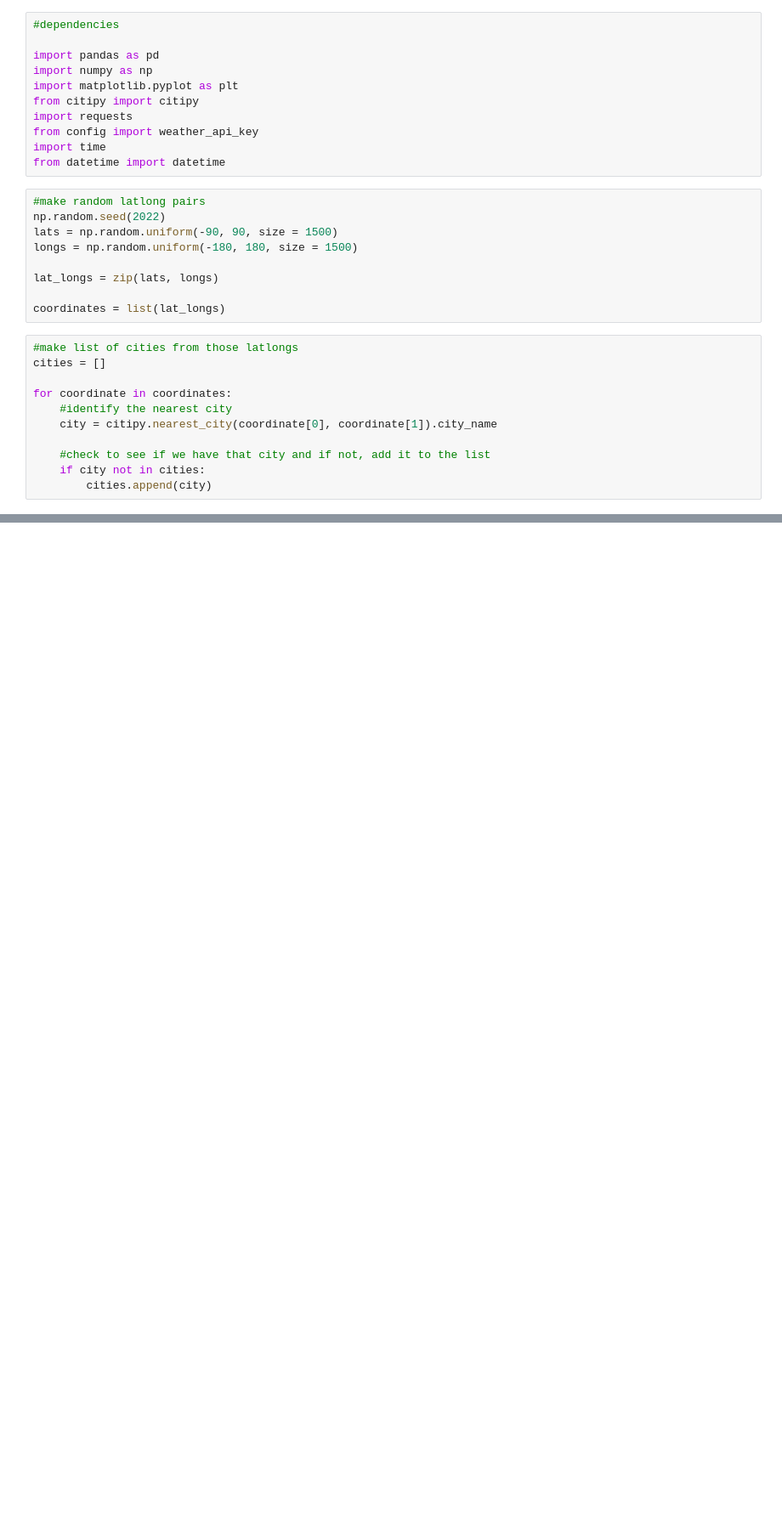
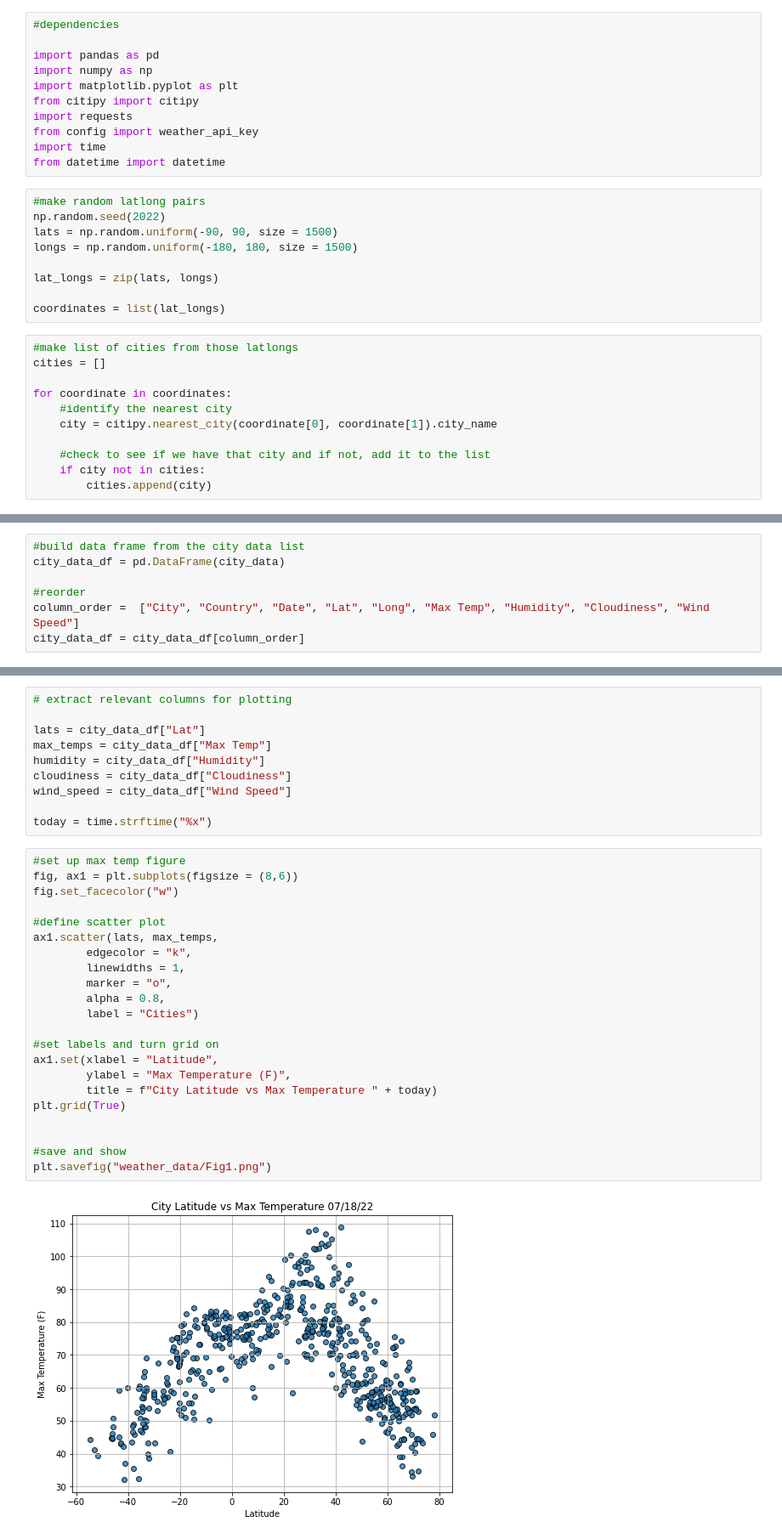
Before and after one commit to rgoldsberry/world-weather-analysis, a Jupyter notebook: WeatherPy.ipynb, the cells around one changed output, grey strips where cells are left out. Shown at 85% size. Saved outputs shown, nothing was run; the diff lists cells and outputs as text; blank space fills up the shorter version.

Commit message:
generated scatter plots comparing latitude with other attributes

```diff
--- a/WeatherPy.ipynb
+++ b/WeatherPy.ipynb
@@ -101,0 +120,7 @@ NameError: name 'weather_api_key' is not defined
+# %%
+#build data frame from the city data list
+city_data_df = pd.DataFrame(city_data)
+
+#reorder
+column_order =  ["City", "Country", "Date", "Lat", "Long", "Max Temp", "Humidity", "Cloudiness", "Wind Speed"]
+city_data_df = city_data_df[column_order]
@@ -101,0 +132,34 @@ NameError: name 'weather_api_key' is not defined
+# %%
+# extract relevant columns for plotting
+
+lats = city_data_df["Lat"]
+max_temps = city_data_df["Max Temp"]
+humidity = city_data_df["Humidity"]
+cloudiness = city_data_df["Cloudiness"]
+wind_speed = city_data_df["Wind Speed"]
+
+today = time.strftime("%x")
+# %%
+#set up max temp figure
+fig, ax1 = plt.subplots(figsize = (8,6))
+fig.set_facecolor("w")
+
+#define scatter plot
+ax1.scatter(lats, max_temps,
+        edgecolor = "k",
+        linewidths = 1,
+        marker = "o",
+        alpha = 0.8,
+        label = "Cities")
+
+#set labels and turn grid on
+ax1.set(xlabel = "Latitude",
+        ylabel = "Max Temperature (F)",
+        title = f"City Latitude vs Max Temperature " + today)
+plt.grid(True)
+
+
+#save and show
+plt.savefig("weather_data/Fig1.png")
+# %% [output]
+[figure, added]
```
Also changed, not shown: parts of 6 cells of this notebook, 5 other files.
